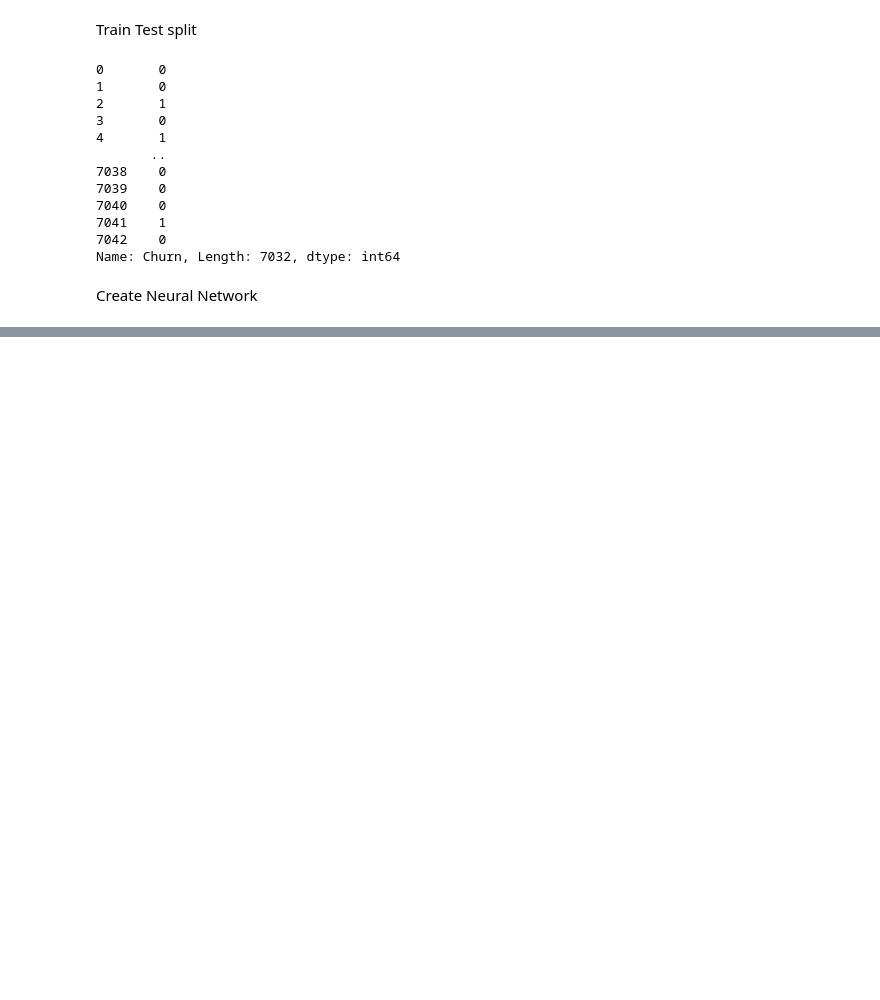
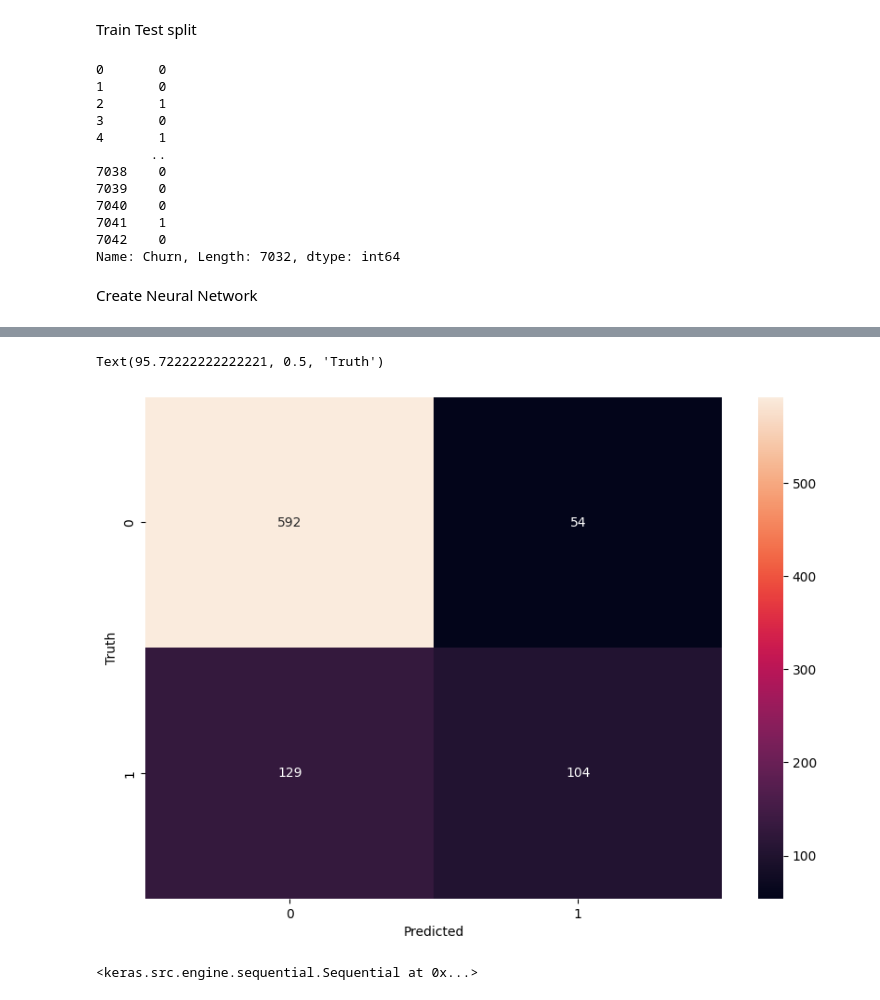
Before and after one commit to Flychuban/Customer-Churn-Prediction, a Jupyter notebook: CustomerChurnPrediction.ipynb, the cells around one changed output, grey strips where cells are left out. Drawn from its saved outputs; the diff is of its cells as text; code cells hidden in the pictures; blank space fills up the shorter version.

Commit message:
Model tested and results vizualised

```diff
--- a/CustomerChurnPrediction.ipynb
+++ b/CustomerChurnPrediction.ipynb
@@ -263,0 +258,2 @@ Epoch 30/30
+# %%
+predictions = model.predict(X_test)
@@ -263,0 +268,10 @@ Epoch 30/30
+# %%
+# Transform predictions in scale 0 - 1
+y_pred = []
+for pred in predictions:
+  if pred > 0.5:
+    y_pred.append(1)
+  else:
+    y_pred.append(0)
+
+print(y_pred)
@@ -263,0 +293,11 @@ Epoch 30/30
+# %%
+import seaborn as sn
+
+cm = tf.math.confusion_matrix(labels=y_test, predictions=y_pred)
+plt.figure(figsize=(10, 7))
+sn.heatmap(cm, annot=True, fmt='d')
+plt.xlabel("Predicted")
+plt.ylabel("Truth")
+# %% [output]
+Text(95.72222222222221, 0.5, 'Truth')
+[figure, added]
@@ -263,0 +307,4 @@ Epoch 30/30
+# %%
+tf.keras.models.load_model("/content/drive/MyDrive/CustomerChurnPrediction/customer_churn_model.h5")
+# %% [output]
+<keras.src.engine.sequential.Sequential at 0x...>
```
Also changed, not shown: parts of 10 cells of this notebook.
